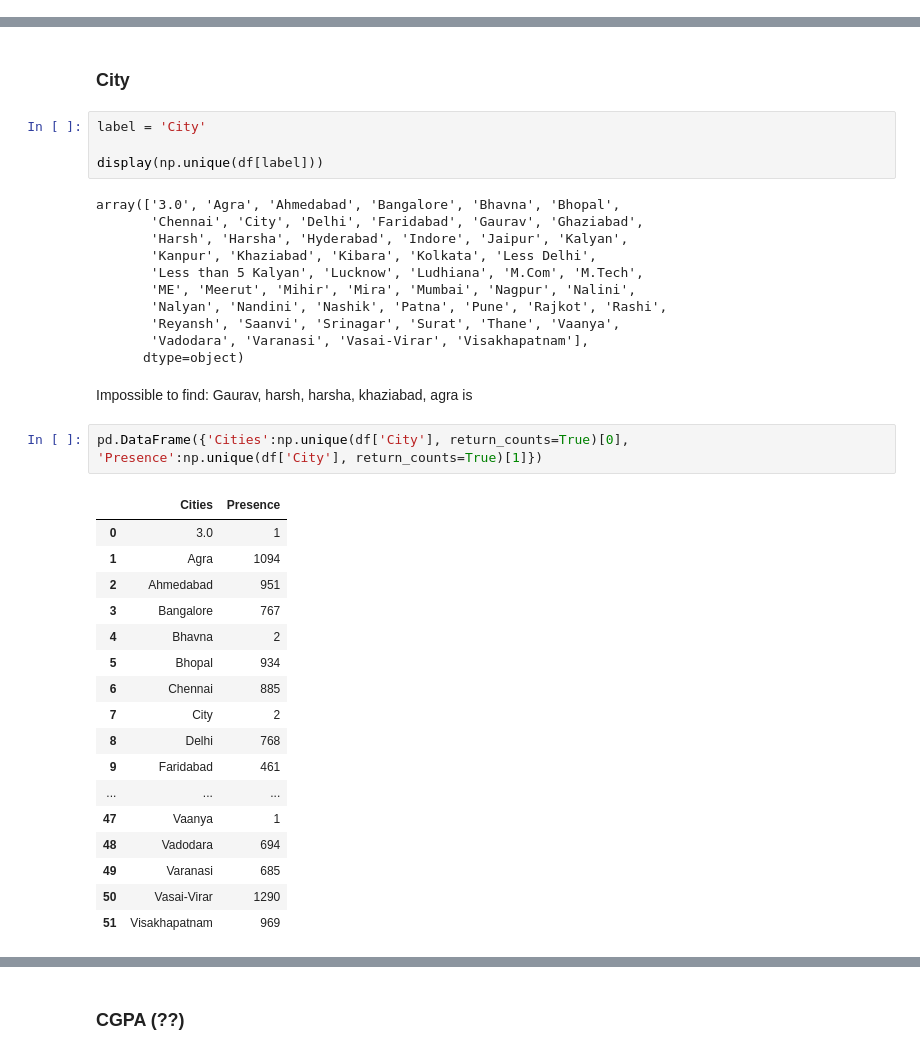
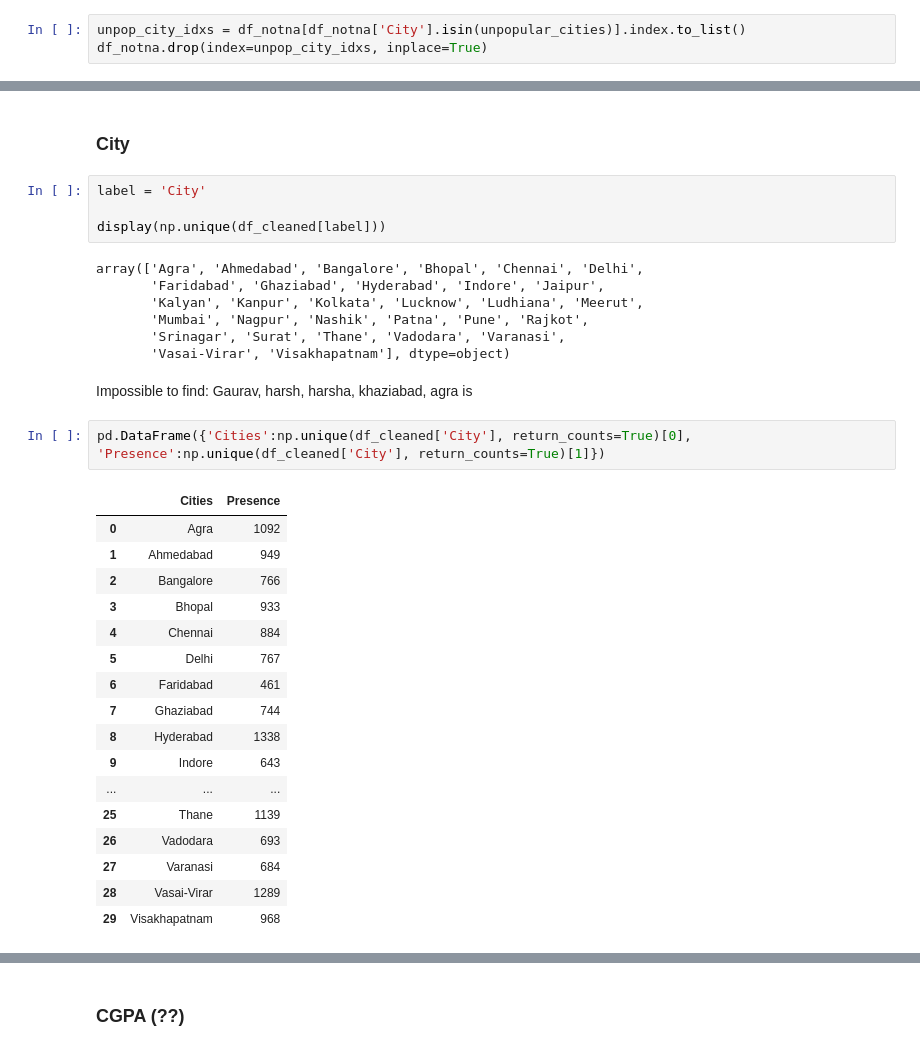
Before and after one commit to Shardyne/faikr3-project, a Jupyter notebook: Gio/data_preparation_gio.ipynb, the cells around one changed output, grey strips where cells are left out. Drawn from its saved outputs; the diff is of its cells as text.

```diff
--- a/Gio/data_preparation_gio.ipynb
+++ b/Gio/data_preparation_gio.ipynb
@@ -111,3 +111,6 @@ print(f"There are {over_34_students} students over 34 y/o (which are {100*over_3
 # %% [output]
 There are 26 students (0.0932%) in unpopular cities (which are 22)
 There are 49 students over 34 y/o (which are 0.1756%)
+# %%
+unpop_city_idxs = df_notna[df_notna['City'].isin(unpopular_cities)].index.to_list()
+df_notna.drop(index=unpop_city_idxs, inplace=True)
@@ -241,40 +246,36 @@ The range is [18.0,59.0]
 # %%
 label = 'City'
 
-display(np.unique(df[label]))
+display(np.unique(df_cleaned[label]))
 # %% [output]
-array(['3.0', 'Agra', 'Ahmedabad', 'Bangalore', 'Bhavna', 'Bhopal',
-       'Chennai', 'City', 'Delhi', 'Faridabad', 'Gaurav', 'Ghaziabad',
-       'Harsh', 'Harsha', 'Hyderabad', 'Indore', 'Jaipur', 'Kalyan',
-       'Kanpur', 'Khaziabad', 'Kibara', 'Kolkata', 'Less Delhi',
-       'Less than 5 Kalyan', 'Lucknow', 'Ludhiana', 'M.Com', 'M.Tech',
-       'ME', 'Meerut', 'Mihir', 'Mira', 'Mumbai', 'Nagpur', 'Nalini',
-       'Nalyan', 'Nandini', 'Nashik', 'Patna', 'Pune', 'Rajkot', 'Rashi',
-       'Reyansh', 'Saanvi', 'Srinagar', 'Surat', 'Thane', 'Vaanya',
-       'Vadodara', 'Varanasi', 'Vasai-Virar', 'Visakhapatnam'],
-      dtype=object)
+array(['Agra', 'Ahmedabad', 'Bangalore', 'Bhopal', 'Chennai', 'Delhi',
+       'Faridabad', 'Ghaziabad', 'Hyderabad', 'Indore', 'Jaipur',
+       'Kalyan', 'Kanpur', 'Kolkata', 'Lucknow', 'Ludhiana', 'Meerut',
+       'Mumbai', 'Nagpur', 'Nashik', 'Patna', 'Pune', 'Rajkot',
+       'Srinagar', 'Surat', 'Thane', 'Vadodara', 'Varanasi',
+       'Vasai-Virar', 'Visakhapatnam'], dtype=object)
 # %% [markdown]
 Impossible to find: Gaurav, harsh, harsha, khaziabad, agra is
 # %%
-pd.DataFrame({'Cities':np.unique(df['City'], return_counts=True)[0], 'Presence':np.unique(df['City'], return_counts=True)[1]})
+pd.DataFrame({'Cities':np.unique(df_cleaned['City'], return_counts=True)[0], 'Presence':np.unique(df_cleaned['City'], return_counts=True)[1]})
 # %% [output]
 |  | Cities | Presence |
-| 0 | 3.0 | 1 |
-| 1 | Agra | 1094 |
-| 2 | Ahmedabad | 951 |
-| 3 | Bangalore | 767 |
-| 4 | Bhavna | 2 |
-| 5 | Bhopal | 934 |
-| 6 | Chennai | 885 |
-| 7 | City | 2 |
-| 8 | Delhi | 768 |
-| 9 | Faridabad | 461 |
+| 0 | Agra | 1092 |
+| 1 | Ahmedabad | 949 |
+| 2 | Bangalore | 766 |
+| 3 | Bhopal | 933 |
+| 4 | Chennai | 884 |
+| 5 | Delhi | 767 |
+| 6 | Faridabad | 461 |
+| 7 | Ghaziabad | 744 |
+| 8 | Hyderabad | 1338 |
+| 9 | Indore | 643 |
 | ... | ... | ... |
-| 47 | Vaanya | 1 |
-| 48 | Vadodara | 694 |
-| 49 | Varanasi | 685 |
-| 50 | Vasai-Virar | 1290 |
-| 51 | Visakhapatnam | 969 |
+| 25 | Thane | 1139 |
+| 26 | Vadodara | 693 |
+| 27 | Varanasi | 684 |
+| 28 | Vasai-Virar | 1289 |
+| 29 | Visakhapatnam | 968 |
 # %%
 # use regions
 label='Regions'
```
Also changed, not shown: parts of 6 cells of this notebook.
